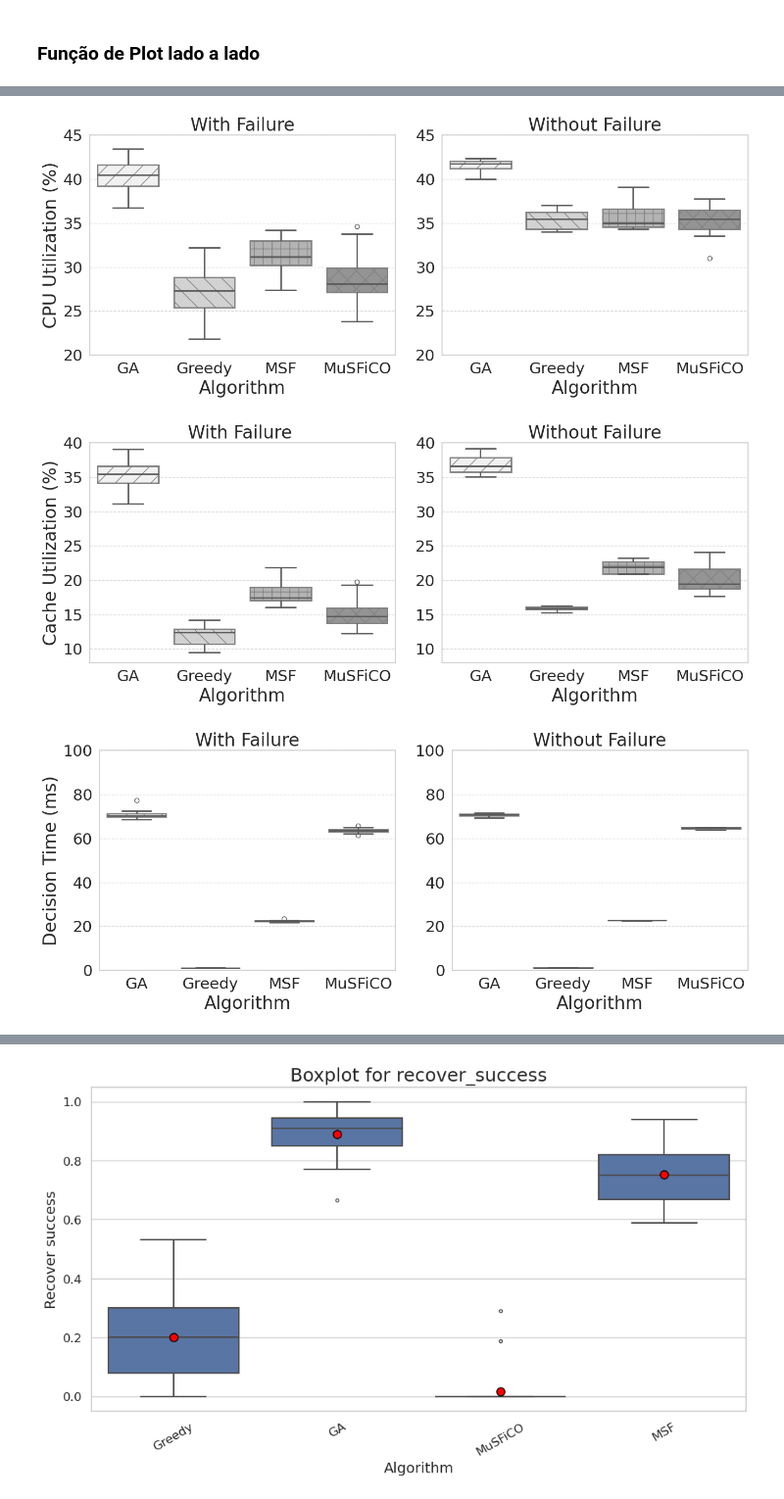
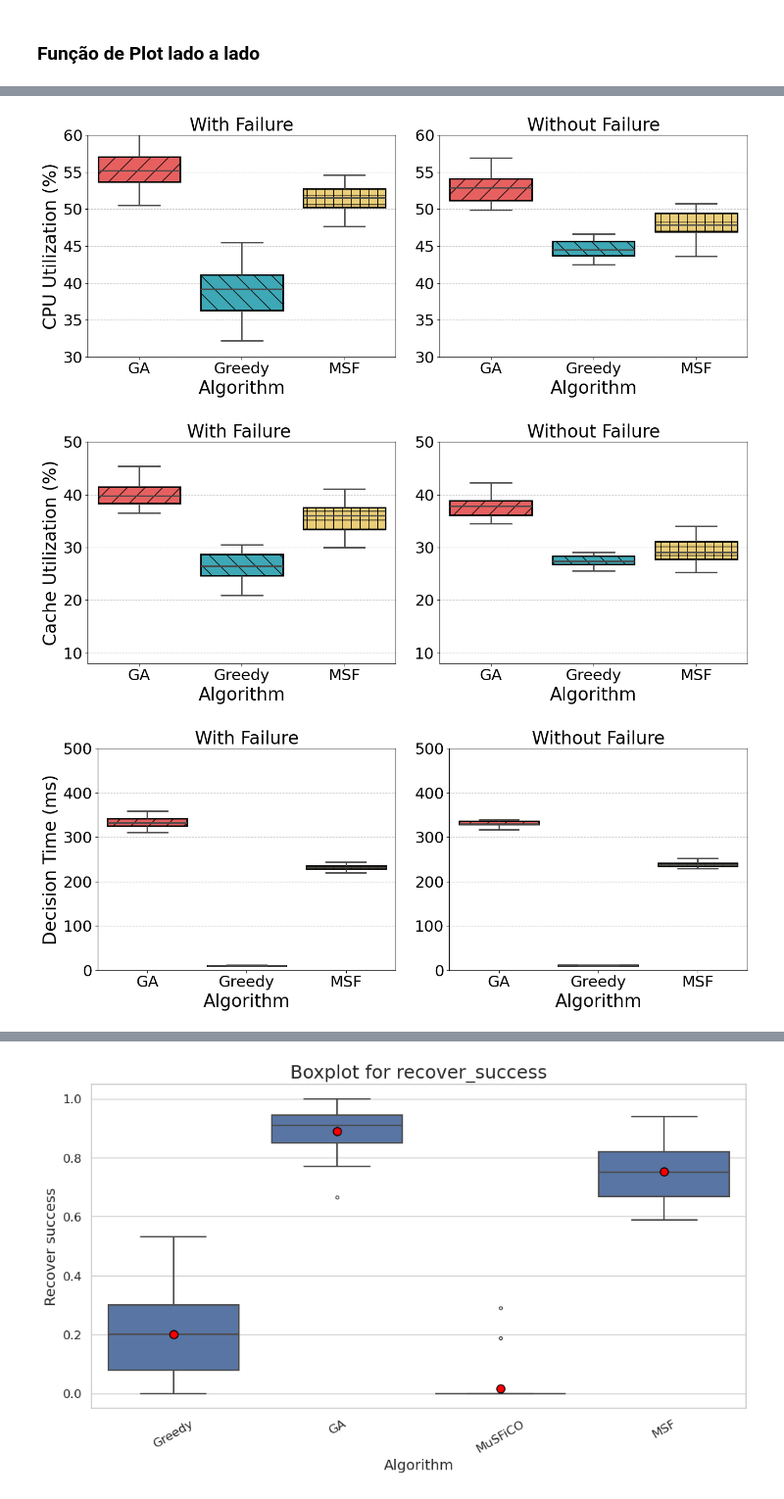
Before and after one commit to FialhoSJ/multi-user-sfc, a Jupyter notebook: plots/2025/RUN_TO_SBRC.ipynb, the cells around one changed output, grey strips where cells are left out. Shown at 98% size. Drawn from its saved outputs; the diff is of its cells as text; code cells hidden in the pictures.

```diff
--- a/plots/2025/RUN_TO_SBRC.ipynb
+++ b/plots/2025/RUN_TO_SBRC.ipynb
@@ -1034,7 +970,7 @@ Algoritmo: MSF
 ### Separação dos Dados
 # %%
 # Seleção do período de análise
-concatenate_data = concatenate_data[(concatenate_data['time_seconds'] >= 200) & (concatenate_data['time_seconds'] <= 900)]
+# concatenate_data = concatenate_data[(concatenate_data['time_seconds'] >= 200) & (concatenate_data['time_seconds'] <= 900)]
 # %%
 # Separação dos dados com falha e sem falha
 dados_com_falha = concatenate_data[(concatenate_data['availability']!='1.0')]
@@ -1211,7 +1147,7 @@ def mplot_dual_boxplot(dataframe1, dataframe2, x_col, y_col,
                       x_title=None, y_title=None,
                       y_range=None, width=14, height=6):
     """
-    Plota dois boxplots lado a lado utilizando Seaborn com Matplotlib.
+    Plota dois boxplots lado a lado utilizando Seaborn com Matplotlib, aplicando cores e hachuras específicas para cada algoritmo.
 
     Parameters:
         dataframe1 (pd.DataFrame): Primeiro DataFrame.
@@ -1226,37 +1162,44 @@ def mplot_dual_boxplot(dataframe1, dataframe2, x_col, y_col,
         width (float): Largura da figura.
         height (float): Altura da figura.
     """
+    # Definir cores específicas para cada algoritmo
+    algorithm_colors = {
+        'GA': '#FE4A49',
+        'Greedy': '#2AB7CA',
+        'MSF': '#FED766'
+    }
+
     # Criar figura e eixos
     fig, axes = plt.subplots(1, 2, figsize=(width, height))
 
     # Configurar tamanho da fonte
     plt.rcParams.update({'font.size': 24})
 
-    # Paleta de cinza clara
-    light_gray_palette = sns.color_palette("light:#949494", n_colors=len(dataframe1[x_col].unique()))
-
-    # Primeiro boxplot com hachuras
-    ax1 = sns.boxplot(data=dataframe1, x=x_col, y=y_col, ax=axes[0], palette=light_gray_palette, linewidth=2)
+    # Primeiro boxplot com hachuras e cores específicas
+    ax1 = sns.boxplot(data=dataframe1, x=x_col, y=y_col, ax=axes[0], palette=algorithm_colors, linewidth=2, showfliers=False)
     patches = [patch for patch in ax1.patches if isinstance(patch, mpl.patches.PathPatch)]
     h = hatches * (len(patches) // len(hatches) + 1)  # Ajusta para cobrir todos os patches
+
     for patch, hatch in zip(patches, h):
         patch.set_hatch(hatch)
-        patch.set_edgecolor('0.5')
-    axes[0].set_title(title1,fontsize=24)
+        patch.set_edgecolor('black')
+
+    axes[0].set_title(title1, fontsize=24)
     axes[0].set_xlabel(x_title if x_title else x_col, fontsize=24)
     axes[0].set_ylabel(y_title if y_title else y_col, fontsize=24)
-    axes[0].grid(True, axis='y', linestyle='--', alpha=0.7)  # Adicionar grid horizontal
+    axes[0].grid(True, axis='y', linestyle='--', alpha=0.7)
 
-    # Segundo boxplot com hachuras
-    ax2 = sns.boxplot(data=dataframe2, x=x_col, y=y_col, ax=axes[1], palette=light_gray_palette, linewidth=2)
+    # Segundo boxplot com hachuras e cores específicas
+    ax2 = sns.boxplot(data=dataframe2, x=x_col, y=y_col, ax=axes[1], palette=algorithm_colors, linewidth=2, showfliers=False)
     patches = [patch for patch in ax2.patches if isinstance(patch, mpl.patches.PathPatch)]
     for patch, hatch in zip(patches, h):
         patch.set_hatch(hatch)
-        patch.set_edgecolor('0.5')
+        patch.set_edgecolor('black')
+
     axes[1].set_title(title2, fontsize=24)
     axes[1].set_xlabel(x_title if x_title else x_col, fontsize=24)
     axes[1].set_ylabel(None)
-    axes[1].grid(True, axis='y', linestyle='--', alpha=0.7)  # Adicionar grid horizontal
+    axes[1].grid(True, axis='y', linestyle='--', alpha=0.7)
 
     axes[0].tick_params(axis='y', labelsize=21)
     axes[1].tick_params(axis='y', labelsize=21)
@@ -1304,28 +1262,28 @@ mplot_dual_boxplot(dataframe1=latency_com_falha,
 # %%
 # Gerar o gráfico
 mplot_dual_boxplot(dataframe1=dados_consumo_com_falha,
                         dataframe2=dados_consumo_sem_falha,
                         x_col="algorithm",y_col="cpu_utilization",
                         title1="With Failure",title2="Without Failure",
-                        y_range=(20, 45), y_title='CPU Utilization (%)', x_title='Algorithm')
+                        y_range=(30, 60), y_title='CPU Utilization (%)', x_title='Algorithm')
 # %% [output]
-[figure, old version]
+[figure, new version]
 # %%
 mplot_dual_boxplot(dataframe1=dados_consumo_com_falha,
                         dataframe2=dados_consumo_sem_falha,
                         x_col="algorithm",y_col="cache_utilization",
                         title1="With Failure ",title2="Without Failure",
-                        y_range=(8, 40), y_title='Cache Utilization (%)',x_title= 'Algorithm')
+                        y_range=(8, 50), y_title='Cache Utilization (%)',x_title= 'Algorithm')
 # %% [output]
-[figure, old version]
+[figure, new version]
 # %%
 mplot_dual_boxplot(dataframe1=dados_consumo_com_falha,
                         dataframe2=dados_consumo_sem_falha,
                         x_col="algorithm",y_col="decision_time_ms",
                         title1="With Failure",title2="Without Failure",
-                        y_range=(0, 100),y_title='Decision Time (ms)',x_title='Algorithm')
+                        y_range=(0, 500),y_title='Decision Time (ms)',x_title='Algorithm')
 # %% [output]
-[figure, old version]
+[figure, new version]
 # %%
 mplot_dual_boxplot(dataframe1=dados_consumo_com_falha,
                         dataframe2=dados_consumo_sem_falha,
```
Also changed, not shown: parts of 40 cells of this notebook, 6 other files.
